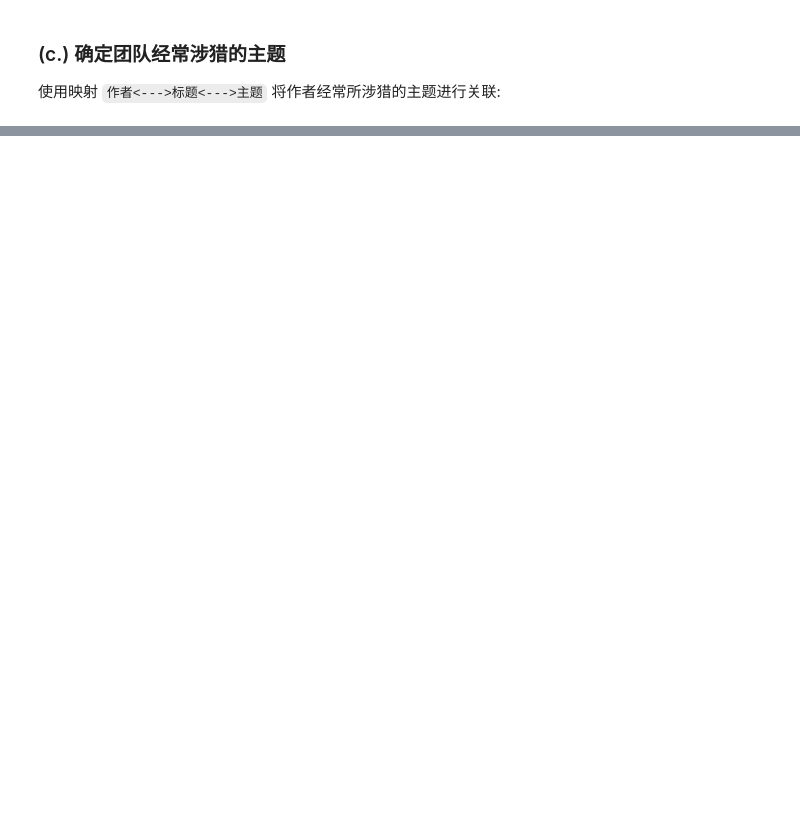
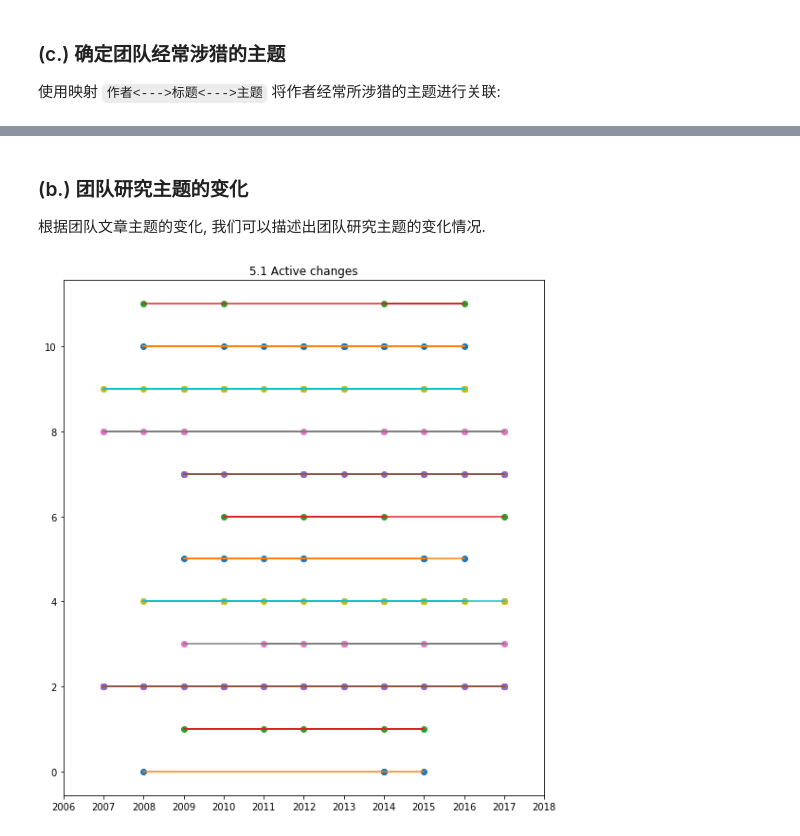
Before and after one commit to wdfnst/jupyter, a Jupyter notebook: fim.ipynb, the cells around one changed output, grey strips where cells are left out. Drawn from its saved outputs; the diff is of its cells as text; code cells hidden in the pictures; blank space fills up the shorter version.

Commit message:
topic mining

```diff
--- a/fim.ipynb
+++ b/fim.ipynb
@@ -280,7 +280,8 @@ def train_ldamodel(articles):
     corpus = [dictionary.doc2bow(text) for text in texts]
 
     # generate LDA model
-    ldamodel = gensim.models.ldamodel.LdaModel(corpus, num_topics=20, id2word = dictionary, passes=20)
+    ldamodel = gensim.models.ldamodel.LdaModel(
+        corpus, num_topics=20, id2word = dictionary, passes=20)
     return corpus, ldamodel
 
 corpus, ldamodel = train_ldamodel(articles)
@@ -332,14 +342,10 @@ social       0.019    vote         0.020    locat        0.016    ijcai        0
 topics = ldamodel.get_topics()
 # print(ldamodel.show_topic(19, topn=3))
 doc2topics = ldamodel.get_document_topics(corpus)
-# print(len(doc2topics))
-# print(doc2topics[0])
-# print(doc2topics[1])
-# len(doc2topics)
 
 print("{:<25} {:<35}".format('', '表4.2 研究团队经常涉猎的主题及其主题下的关键词'))
-print("{:<55} {:<22} {:<35}".format('Team memebers', 'Topic IDs', 'Topic Terms'))
-print("{:<55} {:<22} {:<35}".format('--------------------','---------', '-----------------------'))
+print("{:<50} {:<22} {:<35}".format('Team memebers', 'Topic IDs', 'Topic Terms'))
+print("{:<50} {:<22} {:<35}".format('----------------','---------', '-----------------------'))
 for idx, article in enumerate(articles[:10]):
     max_prob_topic = 0
     max_prob = 0.0
@@ -351,8 +357,8 @@ for idx, article in enumerate(articles[:10]):
             max_prob = prob
             max_prob_topic = topic_id
     topic_terms = [topic_prob[0] for topic_prob in ldamodel.show_topic(max_prob_topic, topn=3)]
-    print("{:<55} {:<22} {:<35}".format(textwrap.shorten(', '.join(article.authors), width=50, placeholder="..."), topic_id_str, ', '.join(topic_terms)))
-    #str = ', '.join(article.authors) + "--->" + ', '.join(topic_terms)
-    #print(str)
+    print("{:<50} {:<22} {:<35}".format(
+        textwrap.shorten(', '.join(article.authors), width=50, placeholder="..."),
+        topic_id_str, ', '.join(topic_terms)))
 # %% [output]
                           表4.2 研究团队经常涉猎的主题及其主题下的关键词
@@ -373,0 +440,25 @@ Vibhav Gogate, Rina Dechter                             2,10,18,               l
+# %% [markdown]
+### (b.) 团队研究主题的变化
+根据团队文章主题的变化, 我们可以描述出团队研究主题的变化情况.
+# %%
+%matplotlib inline
+
+# 1. plot the changes of team's topics
+fig2 = plt.figure(figsize=(20,10))
+def plot_topic_changes(active_author_years, num):
+    ax3 = fig2.add_subplot(122)
+    ax3.set_title('5.1 Active changes')
+    ax3.set_xlim([2006, 2018])
+    years = [2006, 2007, 2008, 2009, 2010, 2011, 2012, 2013, 2014, 2015, 2016, 2017, 2018]
+    ax3.set_xticks(years)
+
+    for idx, active_author_years in enumerate(active_author_years.items()):
+        author, years = active_author_years
+        ax3.plot(years, np.ones(len(years)) * idx, 'o', years, np.ones(len(years)) * idx, '-')
+        if (idx > num):
+            break
+
+plot_topic_changes(active_author_years, 10)
+plt.show()
+# %% [output]
+[figure, added]
```
Also changed, not shown: parts of 8 cells of this notebook, 4 other files.
